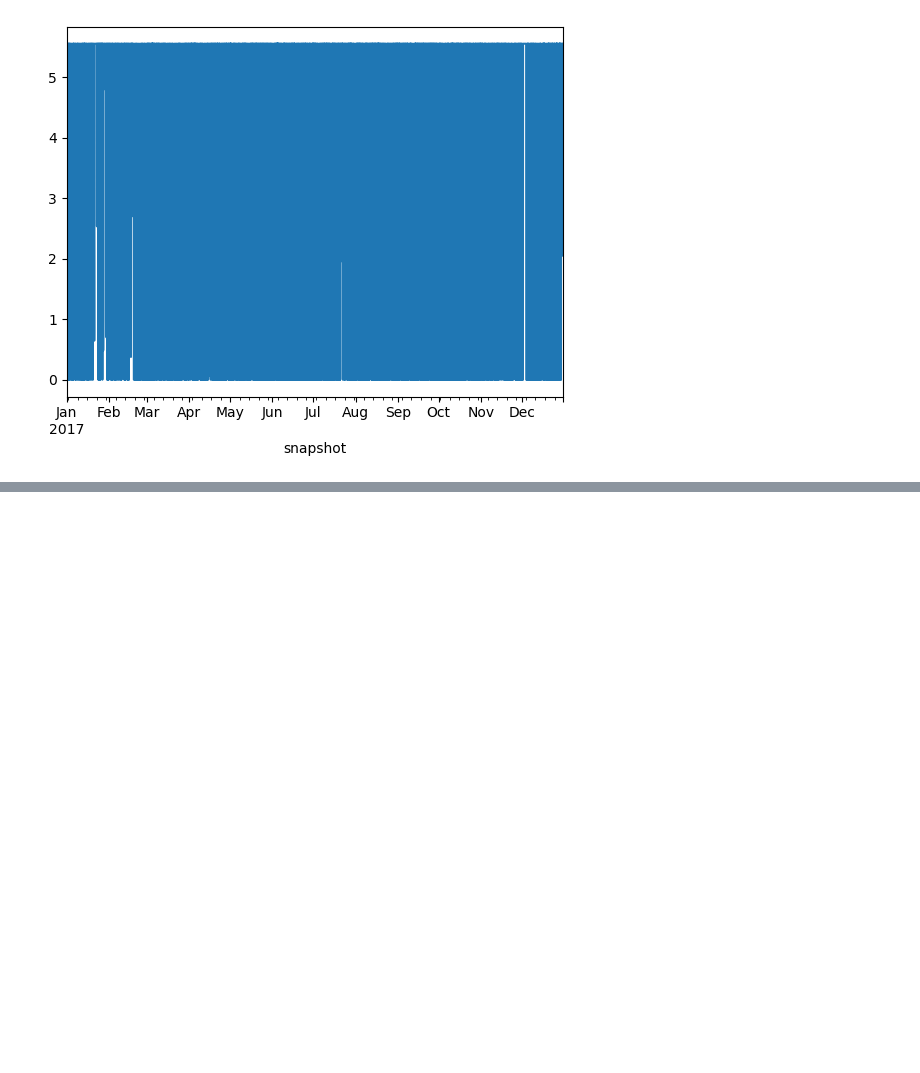
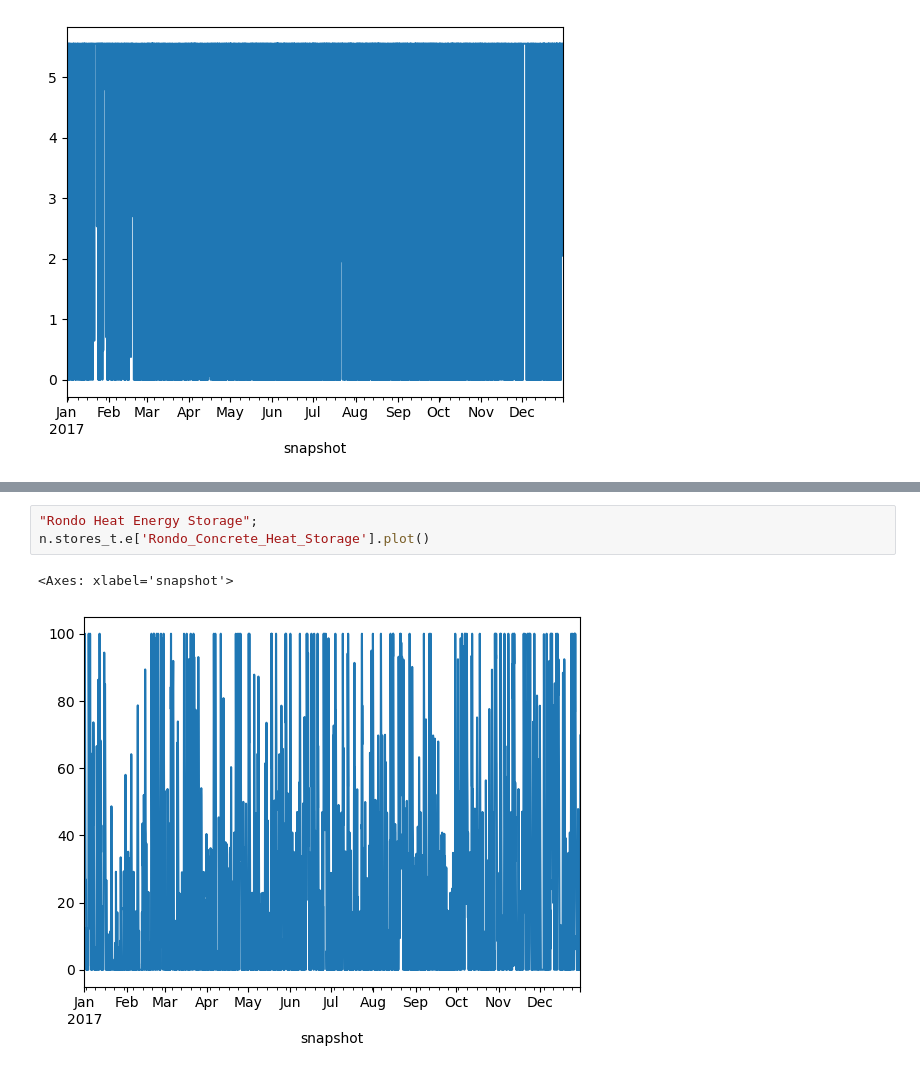
Before and after one commit to pulio12/Msc_Thesis_Greenlab_Skive, a Jupyter notebook: Test_file2.ipynb, the cells around one changed output, grey strips where cells are left out. Drawn from its saved outputs; the diff is of its cells as text; blank space fills up the shorter version.

```diff
--- a/Test_file2.ipynb
+++ b/Test_file2.ipynb
@@ -983,0 +1028,6 @@ n.links_t.p0["Boiler_Skive"].reindex(n.snapshots).plot()
+# %%
+"Rondo Heat Energy Storage";
+n.stores_t.e['Rondo_Concrete_Heat_Storage'].plot()
+# %% [output]
+<Axes: xlabel='snapshot'>
+[figure, added]
```
Also changed, not shown: parts of 6 cells of this notebook.
